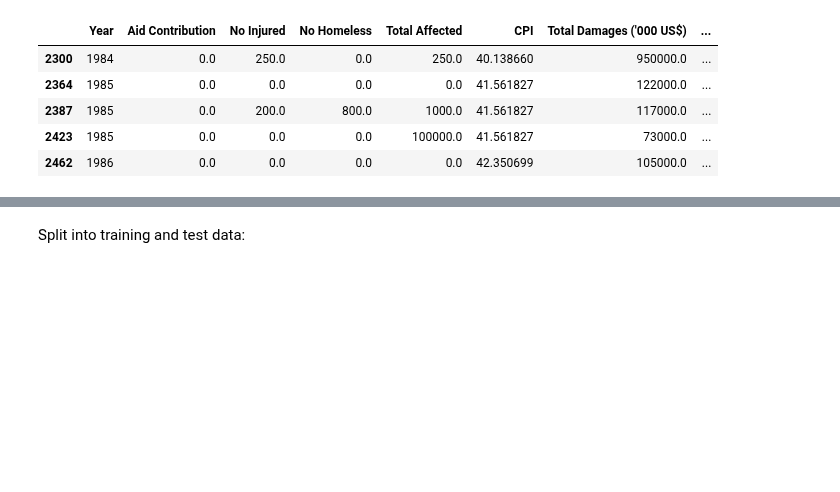
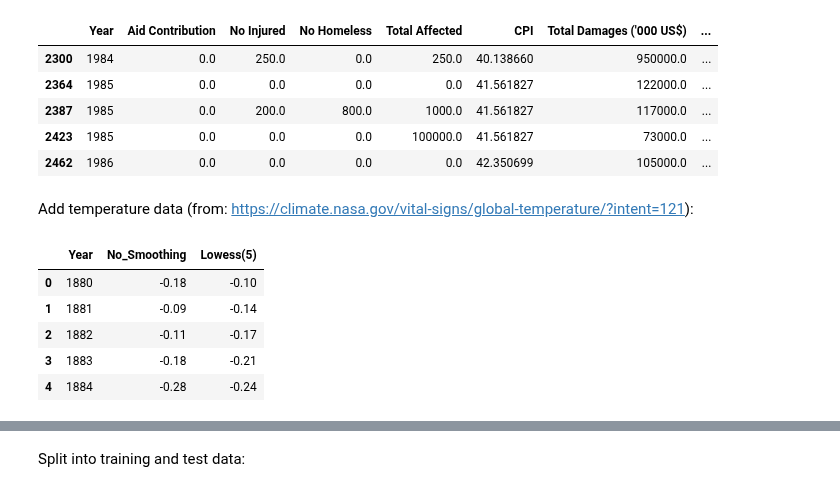
Before and after one commit to hellegje/fys-stk4155, a Jupyter notebook: Project3/Project3.ipynb, the cells around one changed output, grey strips where cells are left out. Cells and saved outputs as stored; diff of their text form; code cells hidden in the pictures; blank space fills up the shorter version.

```diff
--- a/Project3/Project3.ipynb
+++ b/Project3/Project3.ipynb
@@ -130,3 +131,19 @@ Shape of data set after cleaning:
 | 2387 | 1985 | 0.0 | 200.0 | 800.0 | 1000.0 | 41.561827 | 117000.0 | ... |
 | 2423 | 1985 | 0.0 | 0.0 | 0.0 | 100000.0 | 41.561827 | 73000.0 | ... |
 | 2462 | 1986 | 0.0 | 0.0 | 0.0 | 0.0 | 42.350699 | 105000.0 | ... |
+# %% [markdown]
+Add temperature data (from: https://climate.nasa.gov/vital-signs/global-temperature/?intent=121):
+# %%
+# Load data
+temp = data_holder('./Climate/temperatureAnomalies.csv')
+df = temp.df
+
+global_temp_df = df[df['Year'] >= 1900]
+global_temp_df = global_temp_df[global_temp_df['Year'] <= 2021]
+# %% [output]
+|  | Year | No_Smoothing | Lowess(5) |
+| 0 | 1880 | -0.18 | -0.10 |
+| 1 | 1881 | -0.09 | -0.14 |
+| 2 | 1882 | -0.11 | -0.17 |
+| 3 | 1883 | -0.18 | -0.21 |
+| 4 | 1884 | -0.28 | -0.24 |
```
Also changed, not shown: parts of 9 cells of this notebook, 5 other files.
